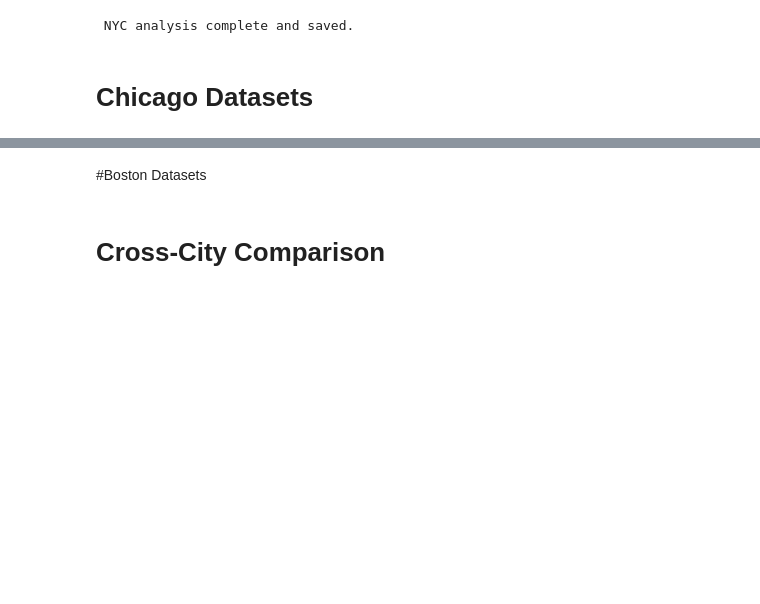
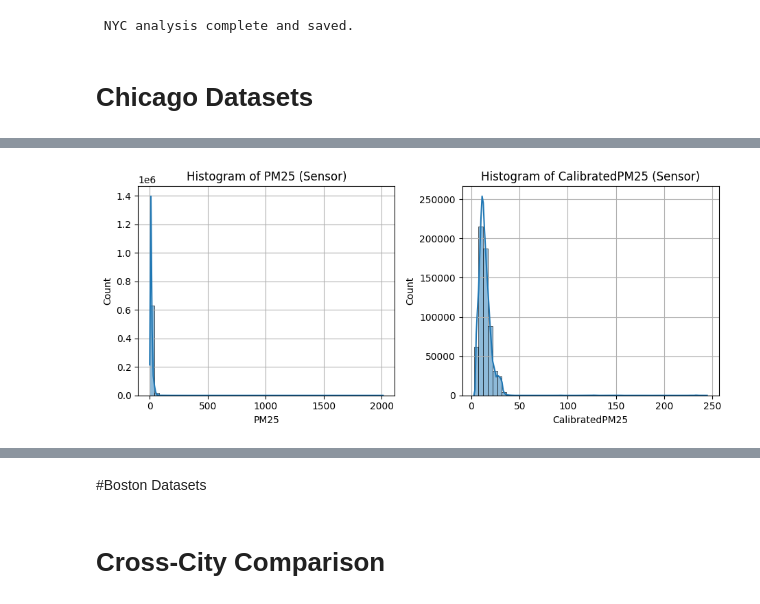
Before and after one commit to Dr-Isam-ALJAWARNEH/fds-project-airnav, a Jupyter notebook: NYC_Boston_Chicago_Project.ipynb, the cells around one changed output, grey strips where cells are left out. Saved outputs shown, nothing was run; the diff lists cells and outputs as text; code cells hidden in the pictures; blank space fills up the shorter version.

```diff
--- a/NYC_Boston_Chicago_Project.ipynb
+++ b/NYC_Boston_Chicago_Project.ipynb
@@ -288,0 +301,17 @@ print(" NYC analysis complete and saved.")
+# %%
+# STEP 19: Load and Merge Data
+data_parts = [pd.read_csv(f) for f in ["chicago_eclipse_data_part_1.csv", "chicago_eclipse_data_part_2.csv", "chicago_eclipse_data_part_3.csv", "chicago_eclipse_data_part_4.csv", "chicago_eclipse_data_part_5.csv"]]
+data_all = pd.concat(pm_parts, ignore_index=True)
+# %%
+# STEP 20: Convert Time
+data_all["ReadingDateTimeUTC"] = pd.to_datetime(data_all["ReadingDateTimeUTC"])
+# %%
+# STEP 21: H3 Geohash Encoding
+def latlon_to_h3(row, resolution=9):
+    return h3.geo_to_h3(row["Latitude"], row["Longitude"], resolution)
+
+data_all["h3"] = data_all.apply(latlon_to_h3, axis=1)
+# %%
+# STEP 22: Normalize Features
+scaler = StandardScaler()
+data_all[["pm25_norm" , "CalibratedPM25_norm"]] = scaler.fit_transform(data_all[["PM25", "CalibratedPM25"]].fillna(0))
@@ -288,0 +333,23 @@ print(" NYC analysis complete and saved.")
+# %%
+# STEP 24: EDA - Histograms (using PM data only for PM10)
+
+plt.figure(figsize=(14, 4))
+
+# PM25 (from PM sensor only)
+plt.subplot(1, 3, 1)
+sns.histplot(data_all["PM25"].dropna(), bins=50, kde=True)
+plt.title("Histogram of PM25 (Sensor)")
+plt.xlabel("PM25")
+plt.grid(True)
+
+# CalibratedPM25 (from PM sensor only)
+plt.subplot(1, 3, 2)
+sns.histplot(data_all["CalibratedPM25"].dropna(), bins=50, kde=True)
+plt.title("Histogram of CalibratedPM25 (Sensor)")
+plt.xlabel("CalibratedPM25")
+plt.grid(True)
+
+plt.tight_layout()
+plt.show()
+# %% [output]
+[figure, added]
```
Also changed, not shown: parts of 6 cells of this notebook.
